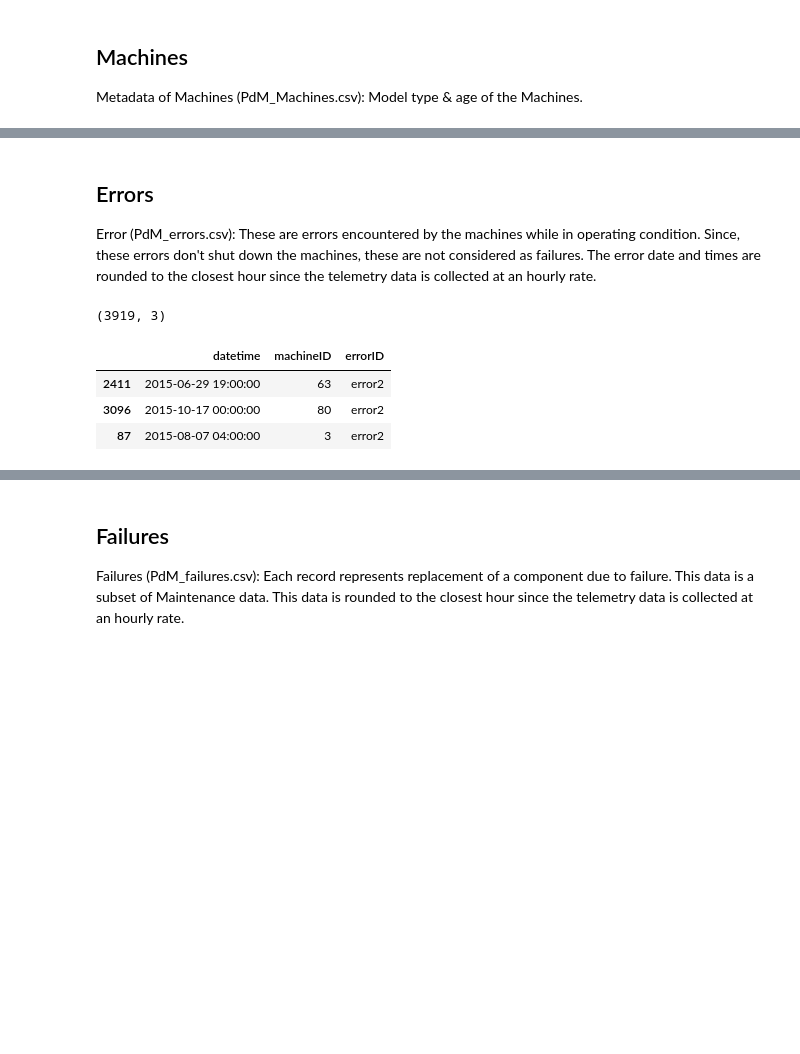
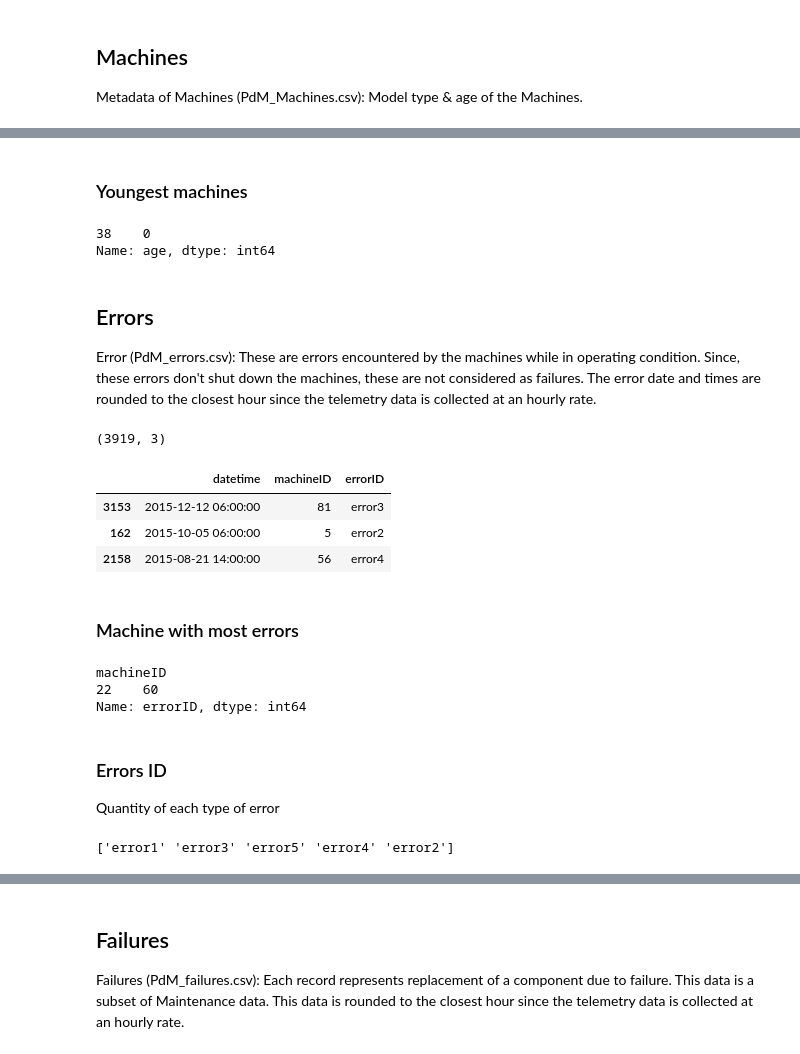
Before and after one commit to RafaelSilvaGodoy/PO235-previsao-falhas, a Jupyter notebook: scripts/etl.ipynb, the cells around one changed output, grey strips where cells are left out. Saved outputs shown, nothing was run; the diff lists cells and outputs as text; code cells hidden in the pictures; blank space fills up the shorter version.

```diff
--- a/scripts/etl.ipynb
+++ b/scripts/etl.ipynb
@@ -36,14 +70,39 @@ df_machines.sample(3)
+# %% [markdown]
+### Youngest machines
+# %%
+df_machines['age'][df_machines['age'] == min(df_machines['age'])]
+# %% [output]
+38    0
+Name: age, dtype: int64
 # %% [markdown]
 ## Errors
 
 Error (PdM_errors.csv): These are errors encountered by the machines while in operating condition. Since, these errors don't shut down the machines, these are not considered as failures. The error date and times are rounded to the closest hour since the telemetry data is collected at an hourly rate.
 # %%
-df_errors = pd.read_csv("../dataset/raw/PdM_errors.csv")
+df_errors = pd.read_csv("./dataset/raw/PdM_errors.csv")
 print(df_errors.shape)
 df_errors.sample(3)
 # %% [output]
 (3919, 3)
 |  | datetime | machineID | errorID |
-| 2411 | 2015-06-29 19:00:00 | 63 | error2 |
-| 3096 | 2015-10-17 00:00:00 | 80 | error2 |
-| 87 | 2015-08-07 04:00:00 | 3 | error2 |
+| 3153 | 2015-12-12 06:00:00 | 81 | error3 |
+| 162 | 2015-10-05 06:00:00 | 5 | error2 |
+| 2158 | 2015-08-21 14:00:00 | 56 | error4 |
+# %% [markdown]
+### Machine with most errors
+# %%
+machine_error = df_errors.groupby("machineID").count()["errorID"]
+machine_error[machine_error == max(machine_error)]
+# %% [output]
+machineID
+22    60
+Name: errorID, dtype: int64
+# %% [markdown]
+### Errors ID
+
+Quantity of each type of error
+# %%
+n_errors = df_errors['errorID'].unique()
+print(n_errors)
+# %% [output]
+['error1' 'error3' 'error5' 'error4' 'error2']
```
Also changed, not shown: parts of 24 cells of this notebook.
